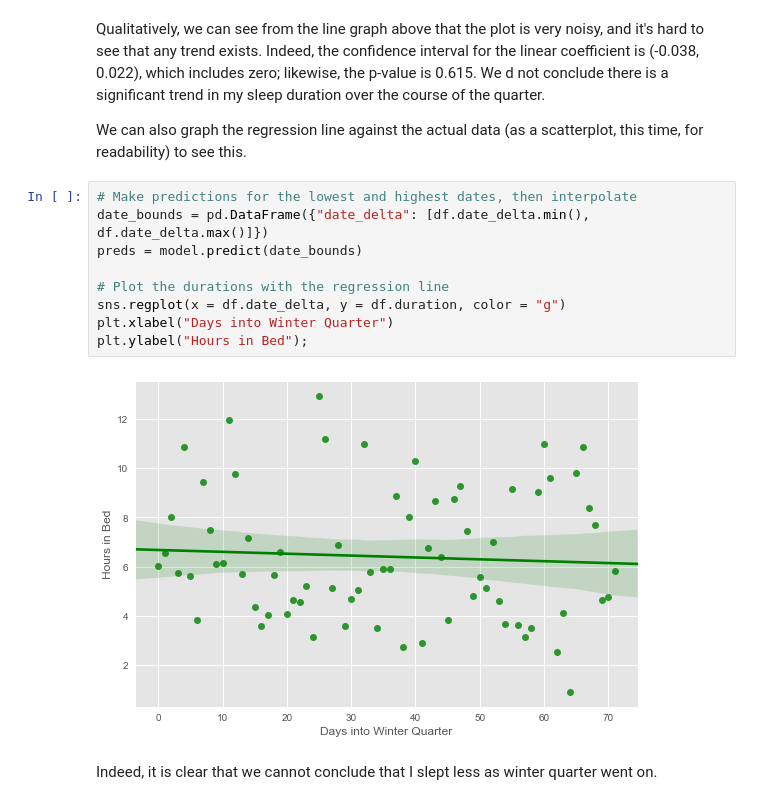
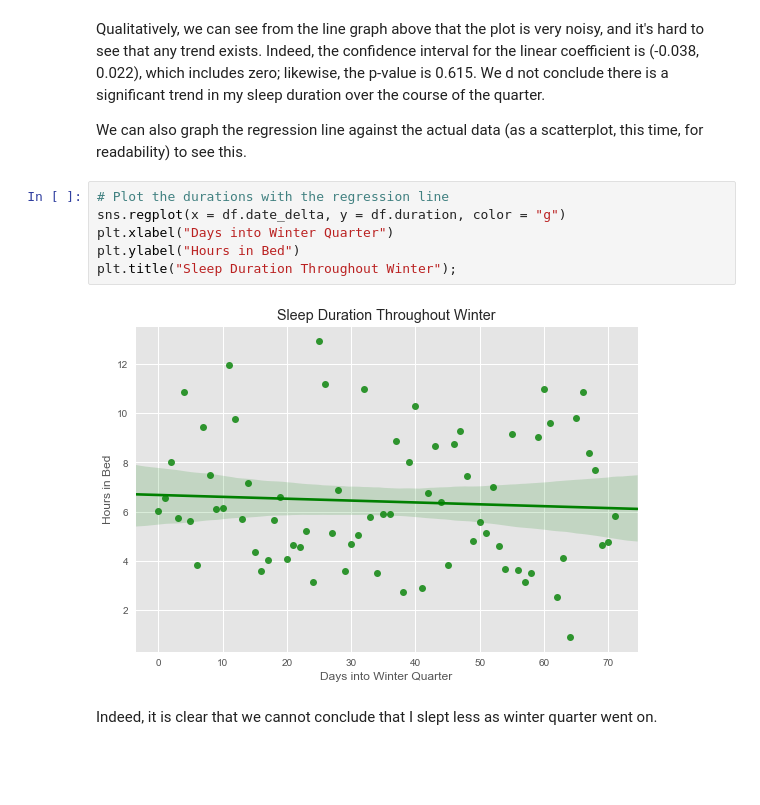
Before and after one commit to tuchandra/sleep-analysis, a Jupyter notebook: Stats and Sleep.ipynb, the cells around one changed output. Saved outputs shown, nothing was run; the diff lists cells and outputs as text; blank space fills up the shorter version.

```diff
--- a/Stats and Sleep.ipynb
+++ b/Stats and Sleep.ipynb
@@ -132,16 +133,13 @@ Qualitatively, we can see from the line graph above that the plot is very noisy,
 
 We can also graph the regression line against the actual data (as a scatterplot, this time, for readability) to see this.
 # %%
-# Make predictions for the lowest and highest dates, then interpolate
-date_bounds = pd.DataFrame({"date_delta": [df.date_delta.min(), df.date_delta.max()]})
-preds = model.predict(date_bounds)
-
 # Plot the durations with the regression line
 sns.regplot(x = df.date_delta, y = df.duration, color = "g")
 plt.xlabel("Days into Winter Quarter")
-plt.ylabel("Hours in Bed");
+plt.ylabel("Hours in Bed")
+plt.title("Sleep Duration Throughout Winter");
 # %% [output]
-[figure, old version]
+[figure, new version]
 # %% [markdown]
 Indeed, it is clear that we cannot conclude that I slept less as winter quarter went on.
 # %% [markdown]
```
Also changed, not shown: parts of 13 cells of this notebook.
